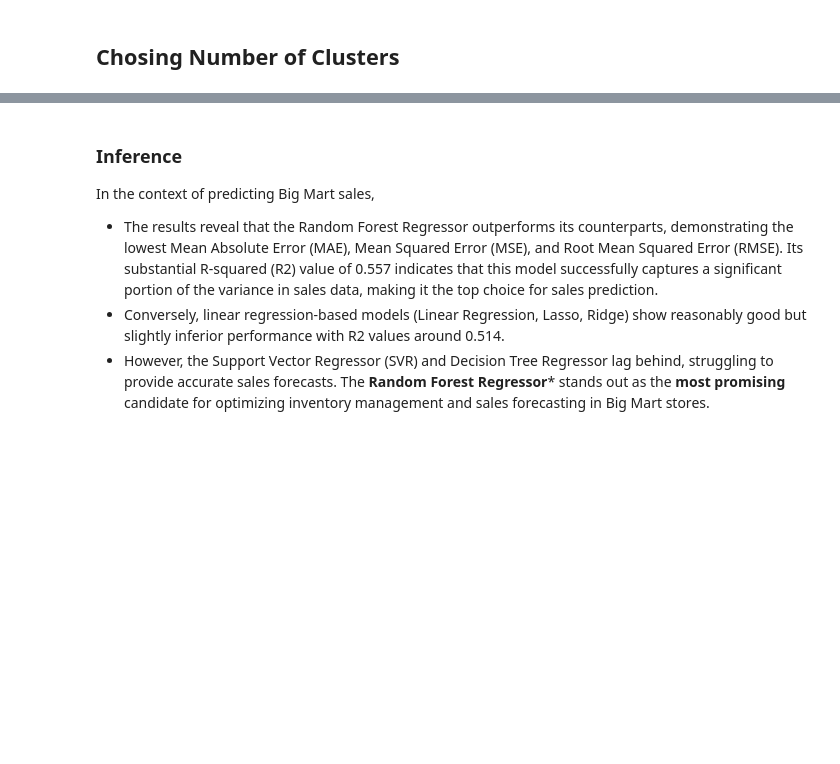
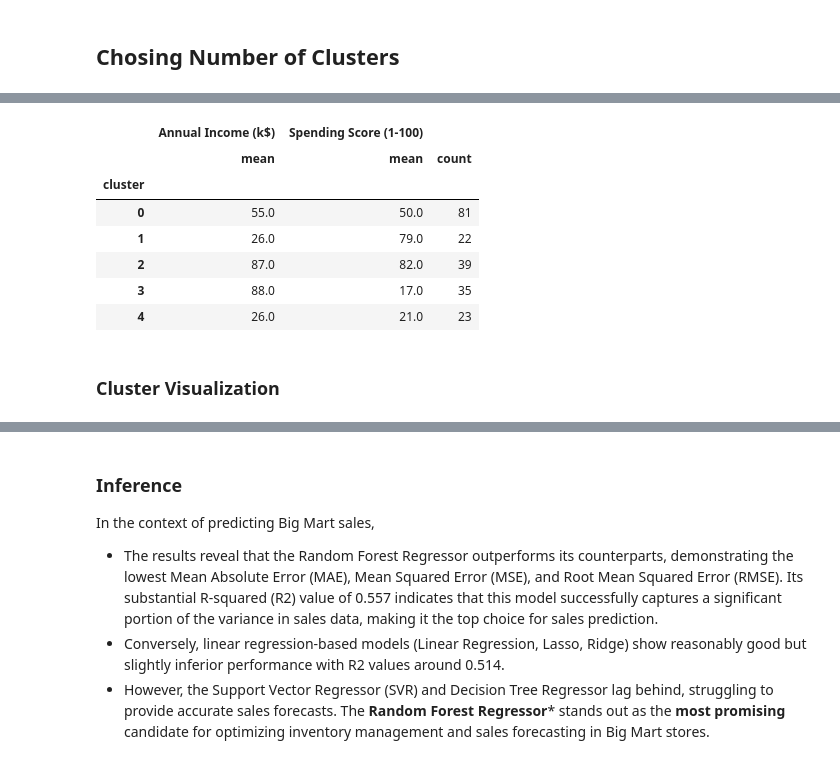
Before and after one commit to manishkr1754/30_Days_30_ML_Projects_Challenge, a Jupyter notebook: Day13_Project13_Customer Segmentation using K-Means.ipynb, the cells around one changed output, grey strips where cells are left out. Cells and saved outputs as stored; diff of their text form; code cells hidden in the pictures; blank space fills up the shorter version.

```diff
--- a/Day13_Project13_Customer Segmentation.ipynb
+++ b/Day13_Project13_Customer Segmentation using K-Means.ipynb
@@ -330,0 +366,14 @@ regression_metrics_df
+# %%
+customer_segment_data.groupby('cluster').agg({'Annual Income (k$)': 'mean',
+                            'Spending Score (1-100)': ['mean', 'count'],}).round(0)
+# %% [output]
+|  | Annual Income (k$) | Spending Score (1-100) |  |
+|  | mean | mean | count |
+| cluster |  |  |  |
+| 0 | 55.0 | 50.0 | 81 |
+| 1 | 26.0 | 79.0 | 22 |
+| 2 | 87.0 | 82.0 | 39 |
+| 3 | 88.0 | 17.0 | 35 |
+| 4 | 26.0 | 21.0 | 23 |
+# %% [markdown]
+### Cluster Visualization
```
Also changed, not shown: parts of 45 cells of this notebook.
